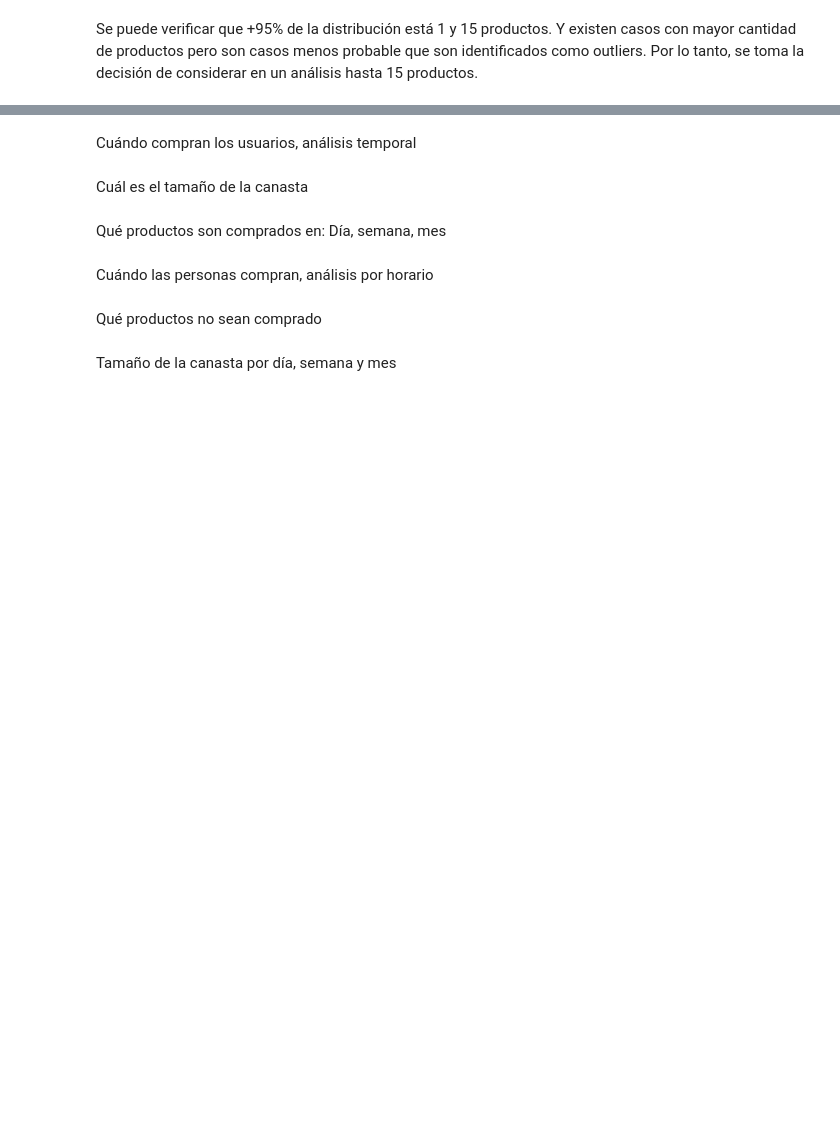
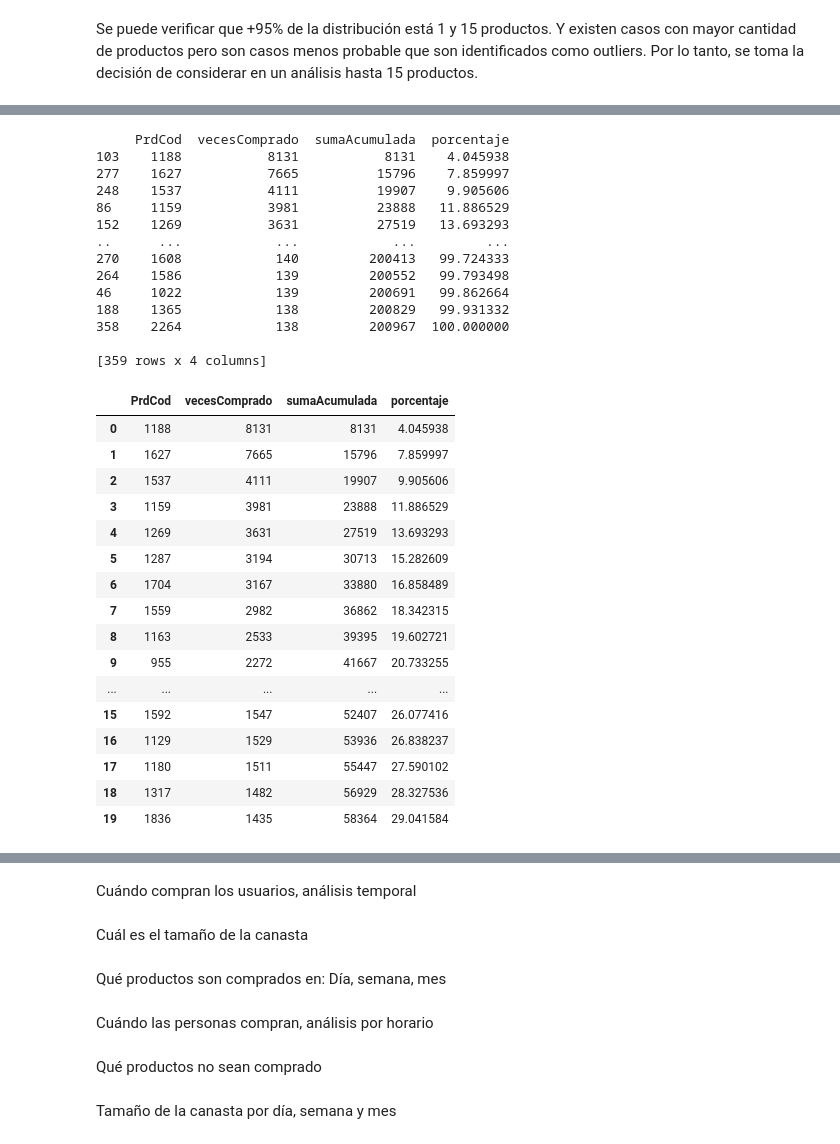
Before and after one commit to darwin1k/MiniMarket, a Jupyter notebook: EdaInitial.ipynb, the cells around one changed output, grey strips where cells are left out. Drawn from its saved outputs; the diff is of its cells as text; code cells hidden in the pictures; blank space fills up the shorter version.

```diff
--- a/EdaInitial.ipynb
+++ b/EdaInitial.ipynb
@@ -262,0 +323,49 @@ Productos más vendidos
+# %%
+"""
+
+
+"""
+
+
+# agrupar por cuántas veces se compró un producto y su acumulado
+
+productos_agrupados = datos_filtrados.groupby('PrdCod').agg(vecesComprado=('PrdCod', 'count')).reset_index().sort_values(by = 'vecesComprado' ,ascending=False)
+productos_agrupados['sumaAcumulada'] = productos_agrupados['vecesComprado'].cumsum()
+productos_agrupados['porcentaje'] = (productos_agrupados['vecesComprado'].cumsum() / productos_agrupados['vecesComprado'].sum()) * 100
+print(productos_agrupados)
+
+# top 10 productos con mayor cantidad de veces comprados
+producto_top20 = productos_agrupados.head(20).sort_values(by='vecesComprado', ascending=False).reset_index(drop=True)
+producto_top20
+# %% [output]
+     PrdCod  vecesComprado  sumaAcumulada  porcentaje
+103    1188           8131           8131    4.045938
+277    1627           7665          15796    7.859997
+248    1537           4111          19907    9.905606
+86     1159           3981          23888   11.886529
+152    1269           3631          27519   13.693293
+..      ...            ...            ...         ...
+270    1608            140         200413   99.724333
+264    1586            139         200552   99.793498
+46     1022            139         200691   99.862664
+188    1365            138         200829   99.931332
+358    2264            138         200967  100.000000
+
+[359 rows x 4 columns]
+|  | PrdCod | vecesComprado | sumaAcumulada | porcentaje |
+| 0 | 1188 | 8131 | 8131 | 4.045938 |
+| 1 | 1627 | 7665 | 15796 | 7.859997 |
+| 2 | 1537 | 4111 | 19907 | 9.905606 |
+| 3 | 1159 | 3981 | 23888 | 11.886529 |
+| 4 | 1269 | 3631 | 27519 | 13.693293 |
+| 5 | 1287 | 3194 | 30713 | 15.282609 |
+| 6 | 1704 | 3167 | 33880 | 16.858489 |
+| 7 | 1559 | 2982 | 36862 | 18.342315 |
+| 8 | 1163 | 2533 | 39395 | 19.602721 |
+| 9 | 955 | 2272 | 41667 | 20.733255 |
+| ... | ... | ... | ... | ... |
+| 15 | 1592 | 1547 | 52407 | 26.077416 |
+| 16 | 1129 | 1529 | 53936 | 26.838237 |
+| 17 | 1180 | 1511 | 55447 | 27.590102 |
+| 18 | 1317 | 1482 | 56929 | 28.327536 |
+| 19 | 1836 | 1435 | 58364 | 29.041584 |
```
Also changed, not shown: parts of 9 cells of this notebook.
